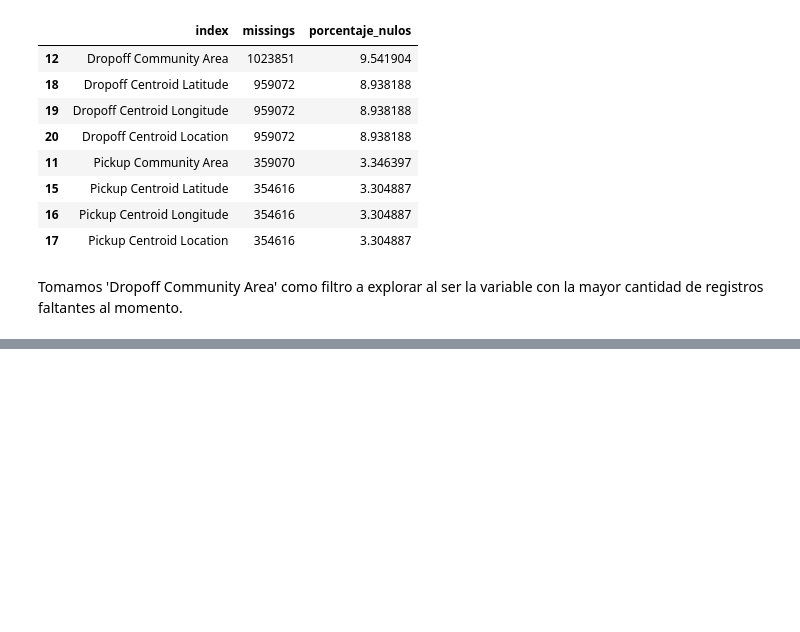
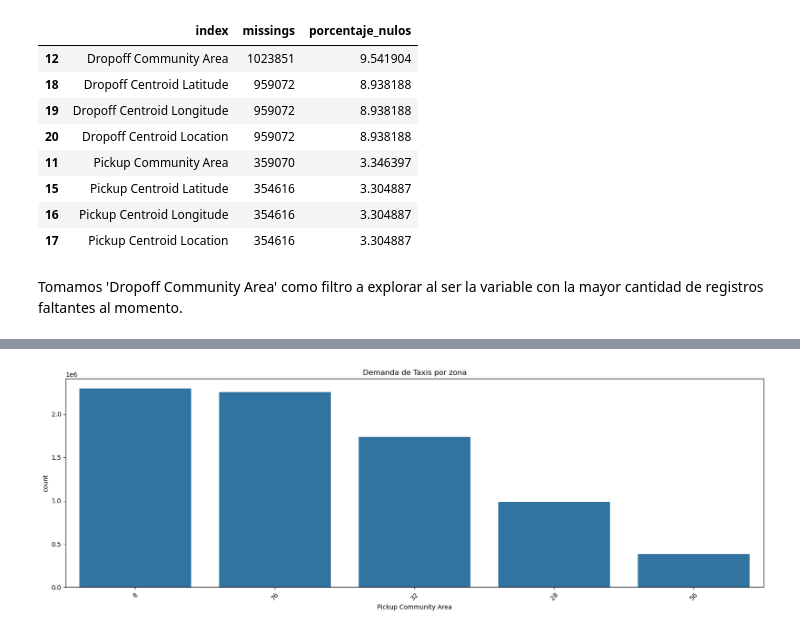
Before and after one commit to cuauhtemocbe/Taxi-GCP-Spark, a Jupyter notebook: Taxis_Trips_Prediction.ipynb, the cells around one changed output, grey strips where cells are left out. Saved outputs shown, nothing was run; the diff lists cells and outputs as text; code cells hidden in the pictures; blank space fills up the shorter version.

```diff
--- a/Taxis_Trips_Prediction.ipynb
+++ b/Taxis_Trips_Prediction.ipynb
@@ -676,0 +716,8 @@ sqlContext.sql(query).show()
+# %%
+top_5_pickup_areas = df.groupBy('Pickup Community Area') \
+                              .count() \
+                              .orderBy('count', ascending=False) \
+                              .limit(5)
+
+# Mostrar los resultados
+top_5_pickup_areas.show()
@@ -676,0 +735,10 @@ sqlContext.sql(query).show()
+# %%
+top_5_pickup_areas_df = top_5_pickup_areas.toPandas()
+
+plt.figure(figsize=(20, 6))
+sns.barplot(x='Pickup Community Area', y="count", data=top_5_pickup_areas_df)
+plt.title('Demanda de Taxis por zona')
+plt.xticks(rotation=45)
+plt.show()
+# %% [output]
+[figure, added]
```
Also changed, not shown: parts of 83 cells of this notebook.
